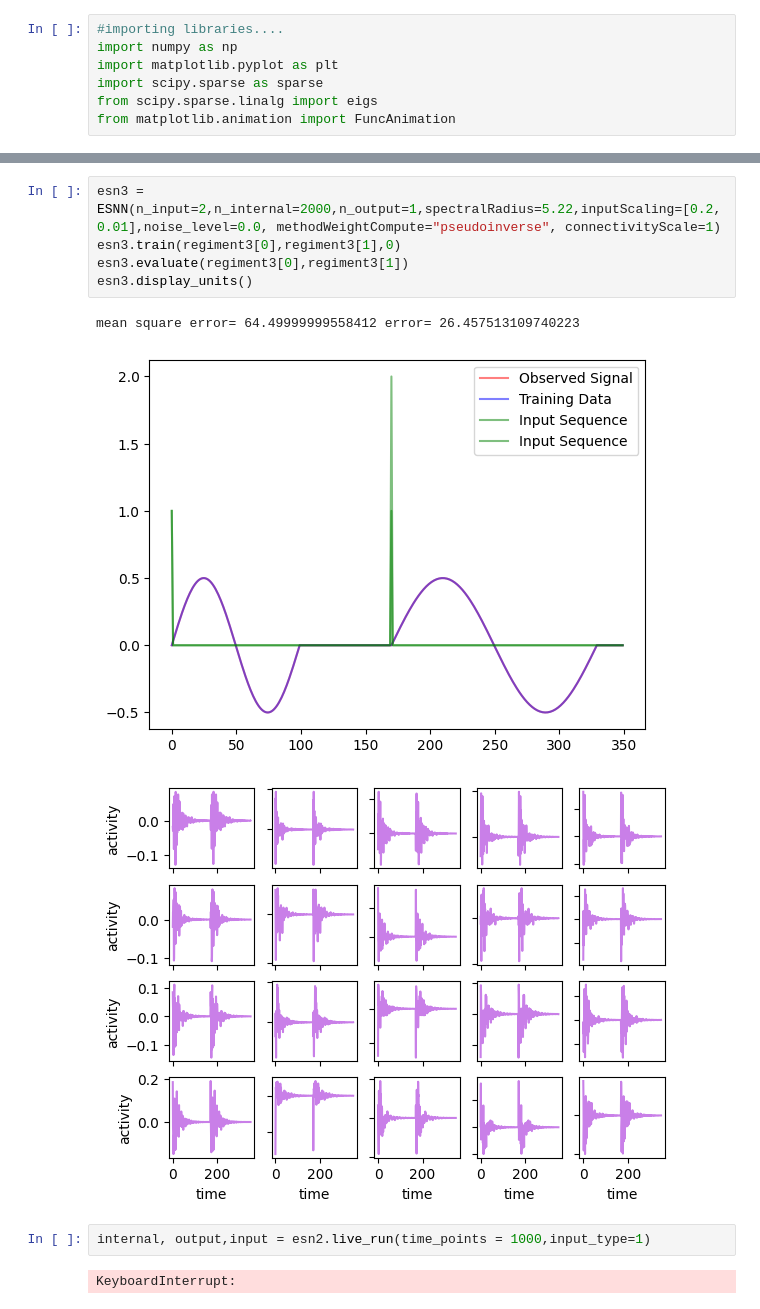
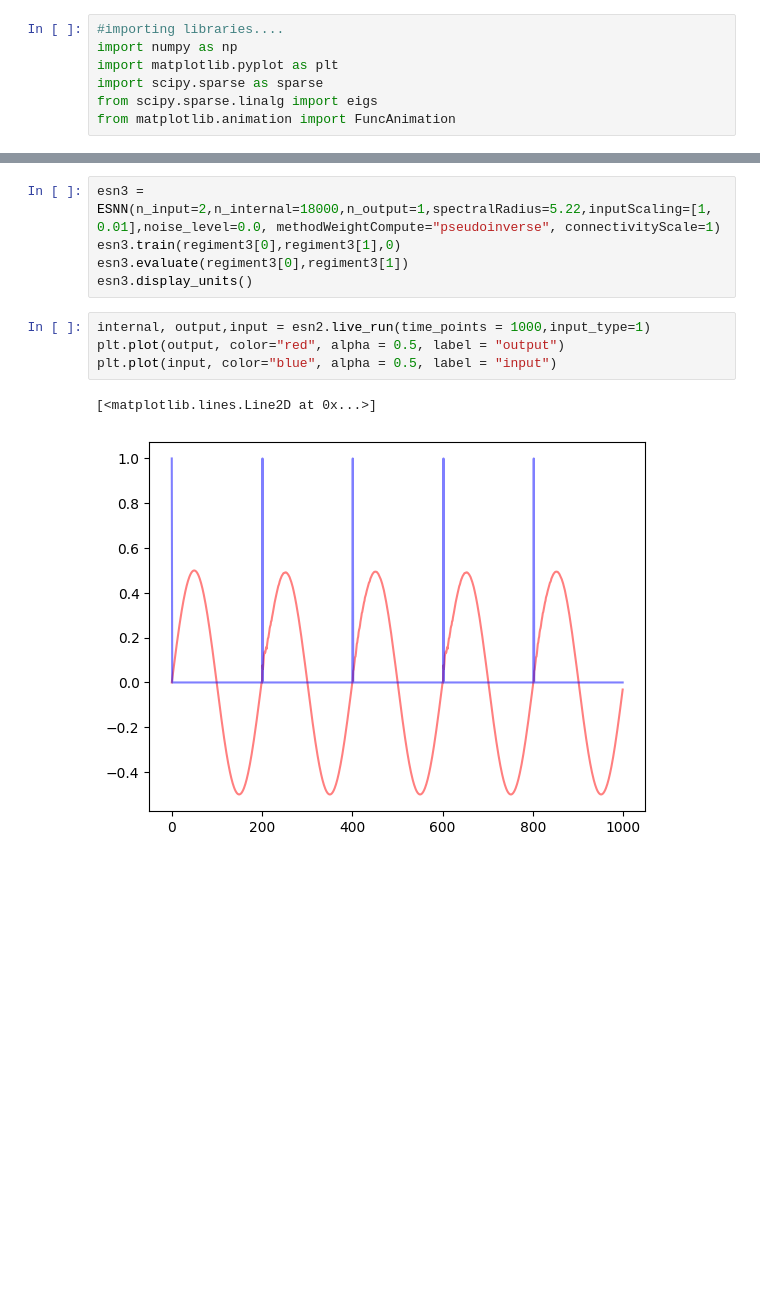
Before and after one commit to joncannon/Thesis, a Jupyter notebook: jaeger_rewrite.ipynb, the cells around one changed output, grey strips where cells are left out. Drawn from its saved outputs; the diff is of its cells as text; blank space fills up the shorter version.

```diff
--- a/jaeger_rewrite.ipynb
+++ b/jaeger_rewrite.ipynb
@@ -500,15 +517,14 @@ print(esn2.W_output)
 # %%
-esn3 = ESNN(n_input=2,n_internal=2000,n_output=1,spectralRadius=5.22,inputScaling=[0.2, 0.01],noise_level=0.0, methodWeightCompute="pseudoinverse", connectivityScale=1)
+esn3 = ESNN(n_input=2,n_internal=18000,n_output=1,spectralRadius=5.22,inputScaling=[1, 0.01],noise_level=0.0, methodWeightCompute="pseudoinverse", connectivityScale=1)
 esn3.train(regiment3[0],regiment3[1],0)
 esn3.evaluate(regiment3[0],regiment3[1])
 esn3.display_units()
-# %% [output]
-mean square error= 64.49999999558412 error= 26.457513109740223
-[figure, removed]
-[figure, removed]
 # %%
 internal, output,input = esn2.live_run(time_points = 1000,input_type=1)
+plt.plot(output, color="red", alpha = 0.5, label = "output")
+plt.plot(input, color="blue", alpha = 0.5, label = "input")
 # %% [output]
-KeyboardInterrupt:
+[<matplotlib.lines.Line2D at 0x...>]
+[figure, added]
 # %%
 print(np.mean(np.abs(esn3.W_output)))
```
Also changed, not shown: parts of 15 cells of this notebook.
